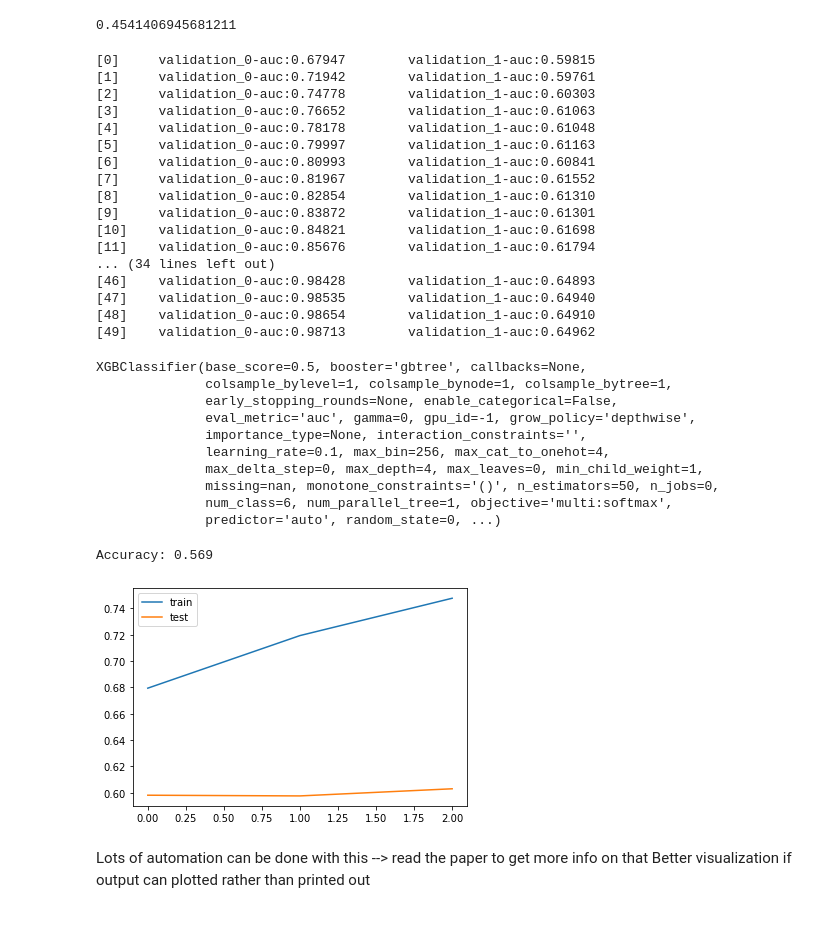
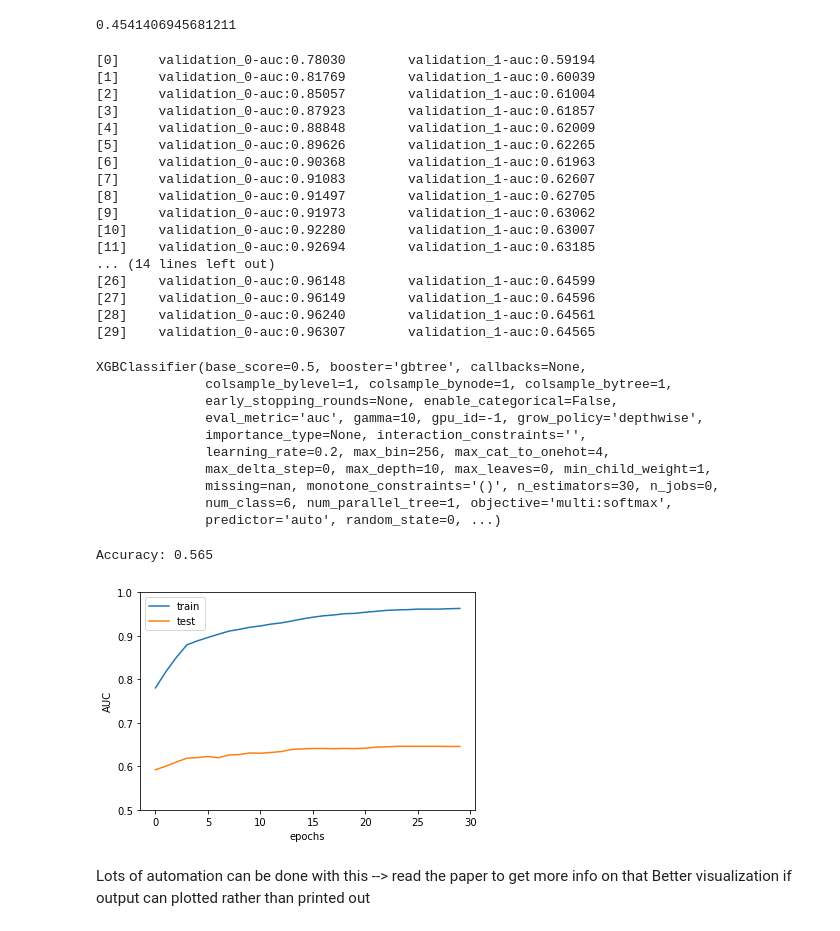
Before and after one commit to fyng/PedAccel, a Jupyter notebook: JHU SAFE/ML_optimization.ipynb, the cells around one changed output. Cells and saved outputs as stored; diff of their text form; code cells hidden in the pictures.

Commit message:
plot learning curve

```diff
--- a/JHU SAFE/ML_optimization.ipynb
+++ b/JHU SAFE/ML_optimization.ipynb
@@ -296,11 +296,12 @@ evallist = [(dtrain, 'train'), (dtest, 'eval')]
 
 evalset = [(X_train_transform, y_train), (X_test_transform, y_test)]
 
-param = {'n_estimators': 50,
-         'max_depth': 4,
-         'learning_rate': 0.1,          # try 0.01, 0.1, and 1 first
+param = {'n_estimators': 30,
+         'max_depth': 10,
+         'learning_rate': 0.2,          # try 0.01, 0.1, and 1 first
          'colsample_bytree': 1,
          'subsample': 0.9,
+         'gamma': 10,
          'objective': 'multi:softmax',
          'num_class': 6,
          'eval_metric': 'auc'}
@@ -314,50 +315,56 @@ model.fit(X_train_transform, y_train, eval_set=evalset)
 # this indicates model overfitting (or the data is fundamentally different)
 # more model tuning is required
 # %% [output]
-[0]     validation_0-auc:0.67947        validation_1-auc:0.59815
-[1]     validation_0-auc:0.71942        validation_1-auc:0.59761
-[2]     validation_0-auc:0.74778        validation_1-auc:0.60303
-[3]     validation_0-auc:0.76652        validation_1-auc:0.61063
-[4]     validation_0-auc:0.78178        validation_1-auc:0.61048
-[5]     validation_0-auc:0.79997        validation_1-auc:0.61163
-[6]     validation_0-auc:0.80993        validation_1-auc:0.60841
-[7]     validation_0-auc:0.81967        validation_1-auc:0.61552
-[8]     validation_0-auc:0.82854        validation_1-auc:0.61310
-[9]     validation_0-auc:0.83872        validation_1-auc:0.61301
-[10]    validation_0-auc:0.84821        validation_1-auc:0.61698
-[11]    validation_0-auc:0.85676        validation_1-auc:0.61794
-... (34 lines left out)
-[46]    validation_0-auc:0.98428        validation_1-auc:0.64893
-[47]    validation_0-auc:0.98535        validation_1-auc:0.64940
-[48]    validation_0-auc:0.98654        validation_1-auc:0.64910
-[49]    validation_0-auc:0.98713        validation_1-auc:0.64962
+[0]     validation_0-auc:0.78030        validation_1-auc:0.59194
+[1]     validation_0-auc:0.81769        validation_1-auc:0.60039
+[2]     validation_0-auc:0.85057        validation_1-auc:0.61004
+[3]     validation_0-auc:0.87923        validation_1-auc:0.61857
+[4]     validation_0-auc:0.88848        validation_1-auc:0.62009
+[5]     validation_0-auc:0.89626        validation_1-auc:0.62265
+[6]     validation_0-auc:0.90368        validation_1-auc:0.61963
+[7]     validation_0-auc:0.91083        validation_1-auc:0.62607
+[8]     validation_0-auc:0.91497        validation_1-auc:0.62705
+[9]     validation_0-auc:0.91973        validation_1-auc:0.63062
+[10]    validation_0-auc:0.92280        validation_1-auc:0.63007
+[11]    validation_0-auc:0.92694        validation_1-auc:0.63185
+... (14 lines left out)
+[26]    validation_0-auc:0.96148        validation_1-auc:0.64599
+[27]    validation_0-auc:0.96149        validation_1-auc:0.64596
+[28]    validation_0-auc:0.96240        validation_1-auc:0.64561
+[29]    validation_0-auc:0.96307        validation_1-auc:0.64565
 XGBClassifier(base_score=0.5, booster='gbtree', callbacks=None,
               colsample_bylevel=1, colsample_bynode=1, colsample_bytree=1,
               early_stopping_rounds=None, enable_categorical=False,
-              eval_metric='auc', gamma=0, gpu_id=-1, grow_policy='depthwise',
+              eval_metric='auc', gamma=10, gpu_id=-1, grow_policy='depthwise',
               importance_type=None, interaction_constraints='',
-              learning_rate=0.1, max_bin=256, max_cat_to_onehot=4,
-              max_delta_step=0, max_depth=4, max_leaves=0, min_child_weight=1,
-              missing=nan, monotone_constraints='()', n_estimators=50, n_jobs=0,
+              learning_rate=0.2, max_bin=256, max_cat_to_onehot=4,
+              max_delta_step=0, max_depth=10, max_leaves=0, min_child_weight=1,
+              missing=nan, monotone_constraints='()', n_estimators=30, n_jobs=0,
               num_class=6, num_parallel_tree=1, objective='multi:softmax',
               predictor='auto', random_state=0, ...)
 # %%
 # evaluate performance
 yhat = model.predict(X_test_transform)
 score = accuracy_score(y_test, yhat)
 print('Accuracy: %.3f' % score)
 # retrieve performance metrics
 results = model.evals_result()
+# we can save this into a list, or plot it
+
 # plot learning curves
 plt.plot(results['validation_0']['auc'], label='train')
 plt.plot(results['validation_1']['auc'], label='test')
+plt.xlabel('epochs')
+plt.ylabel('AUC')
+# plot from 0 to 1
+plt.ylim(0.5,1)
 # show the legend
 plt.legend()
 # show the plot
 plt.show()
 # %% [output]
-Accuracy: 0.569
+Accuracy: 0.565
-[figure, old version]
+[figure, new version]
 # %% [markdown]
 Lots of automation can be done with this --> read the paper to get more info on that
 Better visualization if output can plotted rather than printed out
```
